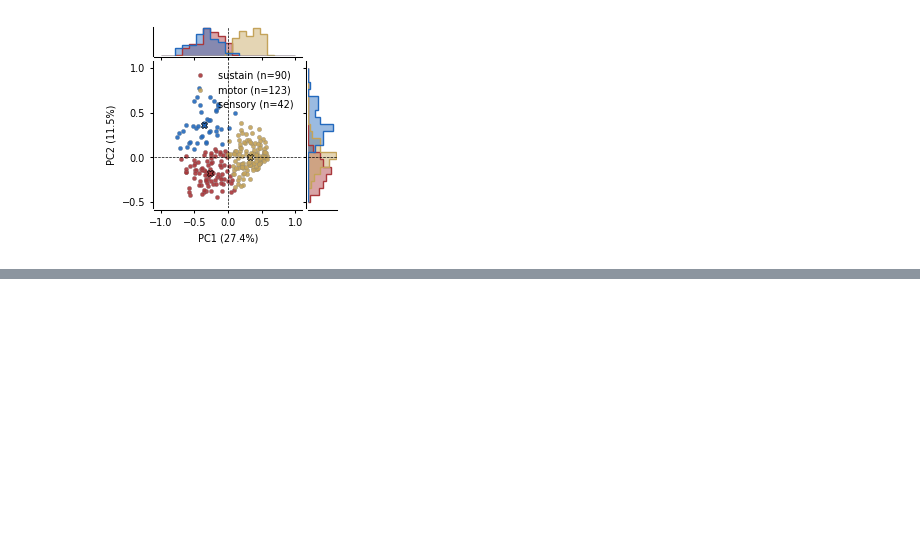
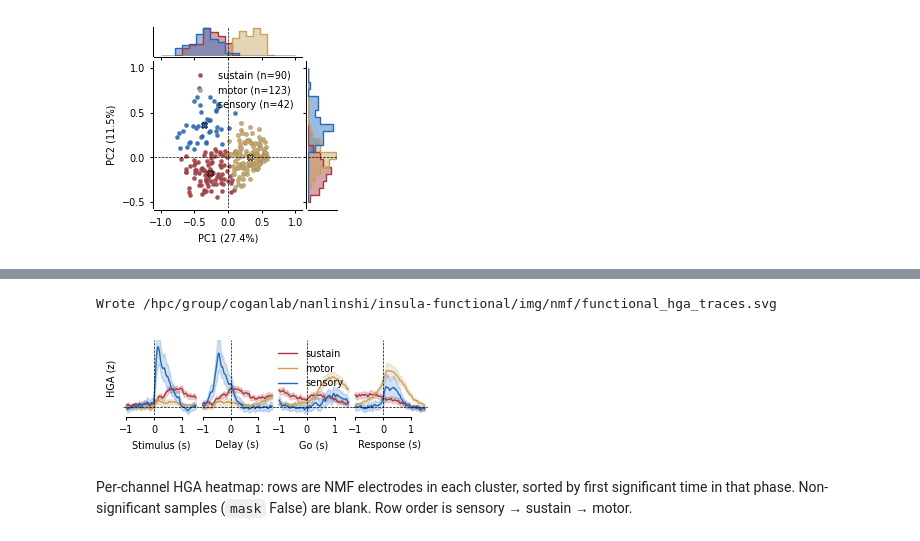
Before and after one commit to shinanlin/insula, a Jupyter notebook: notebooks/nmf_pc_clustering.ipynb, the cells around one changed output, grey strips where cells are left out. Cells and saved outputs as stored; diff of their text form; code cells hidden in the pictures; blank space fills up the shorter version.

```diff
--- a/notebooks/nmf_pc_clustering.ipynb
+++ b/notebooks/nmf_pc_clustering.ipynb
@@ -380,0 +497,16 @@ Wrote /hpc/group/coganlab/nanlinshi/insula-functional/img/nmf/waveform_pca_kmean
+# %%
+if str(ROOT / "scripts") not in sys.path:
+    sys.path.insert(0, str(ROOT / "scripts"))
+
+from plot_functional_hga_heatmap import PHASES, cluster_phase_channel_order, load_subset
+
+hga, hga_meta = load_subset(NMF_K)
+hga["cluster_label"] = hga["functional_cluster"].astype(str)
+TRACE_CLUSTERS = [c for c in CLUSTER_ORDER if c in set(hga["functional_cluster"].astype(str))]
+HEATMAP_CLUSTERS = [c for c in ("sensory", "sustain", "motor") if c in set(hga["functional_cluster"].astype(str))]
+CLUSTER_CMAPS = {
+    name: sns.light_palette(FUNCTION_COLORS[name], as_cmap=True) for name in TRACE_CLUSTERS
+}
+print("trace order:", TRACE_CLUSTERS)
+print("heatmap row order:", HEATMAP_CLUSTERS)
+print("n electrodes:", hga["channel"].nunique())
@@ -380,0 +522,49 @@ Wrote /hpc/group/coganlab/nanlinshi/insula-functional/img/nmf/waveform_pca_kmean
+# %%
+hue_order = TRACE_CLUSTERS
+palette = [FUNCTION_COLORS[c] for c in TRACE_CLUSTERS]
+
+fig, axes = plt.subplots(
+    nrows=1,
+    ncols=len(PHASES),
+    figsize=(2.5 * len(PHASES) * cm, 2.5 * cm),
+)
+plt.subplots_adjust(wspace=0)
+
+for ax, phase in zip(axes, PHASES):
+    legend = ax is axes[-2]
+    sns.lineplot(
+        data=hga[hga.phase == phase],
+        x="time",
+        y="value",
+        hue="cluster_label",
+        hue_order=hue_order,
+        ax=ax,
+        palette=palette,
+        legend=legend,
+        lw=1,
+    )
+    ax.set_xlabel(f"{phase.capitalize()} (s)", fontsize=fontsize)
+
+for ax in fig.axes:
+    ax.axvline(x=0, color="k", linestyle="--", linewidth=0.5)
+    ax.axhline(y=0, color="k", linestyle="--", linewidth=0.5)
+    style_ax(ax, trim=True)
+    if ax is axes[-2] and ax.get_legend() is not None:
+        ax.legend(title="", fontsize=fontsize, frameon=False)
+    else:
+        leg = ax.get_legend()
+        if leg is not None:
+            leg.remove()
+    ax.set_yticklabels([])
+    ax.set_yticks([])
+    ax.spines["left"].set_visible(False)
+    ax.set_ylim(-0.1, 0.8)
+    ax.set_ylabel("HGA (z)" if ax is axes[0] else "", fontsize=fontsize)
+
+save_svg(fig, IMG / "functional_hga_traces.svg", close=False)
+print("Wrote", IMG / "functional_hga_traces.svg")
+# %% [output]
+Wrote /hpc/group/coganlab/nanlinshi/insula-functional/img/nmf/functional_hga_traces.svg
+[figure, added]
+# %% [markdown]
+Per-channel HGA heatmap: rows are NMF electrodes in each cluster, sorted by first significant time in that phase. Non-significant samples (`mask` False) are blank. Row order is sensory → sustain → motor.
```
Also changed, not shown: parts of 20 cells of this notebook, 34 other files.
